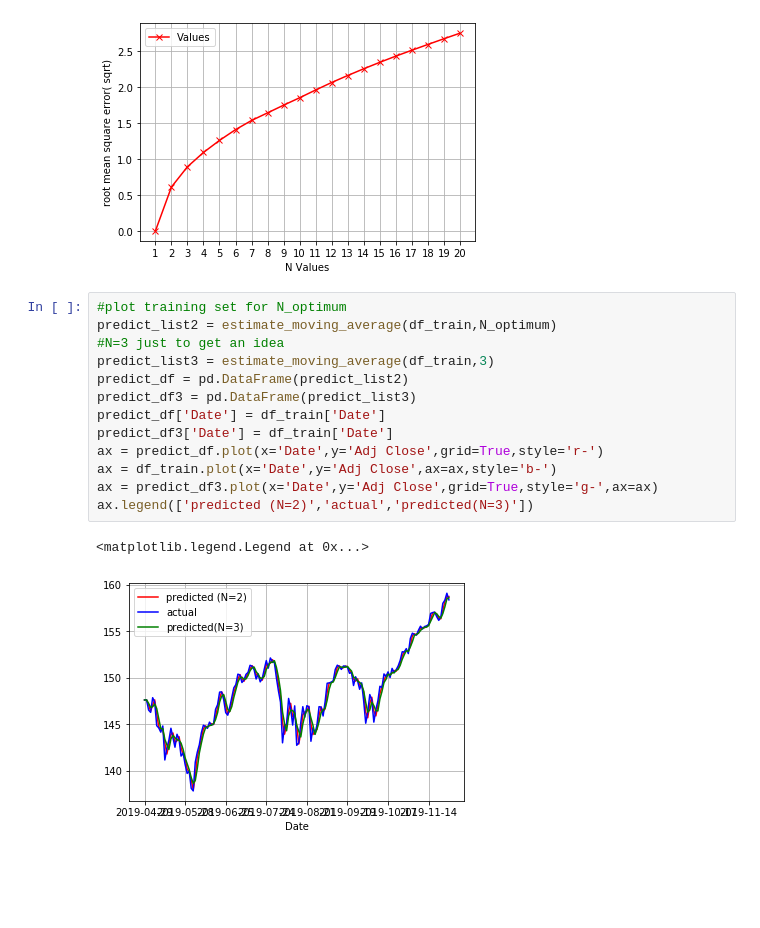
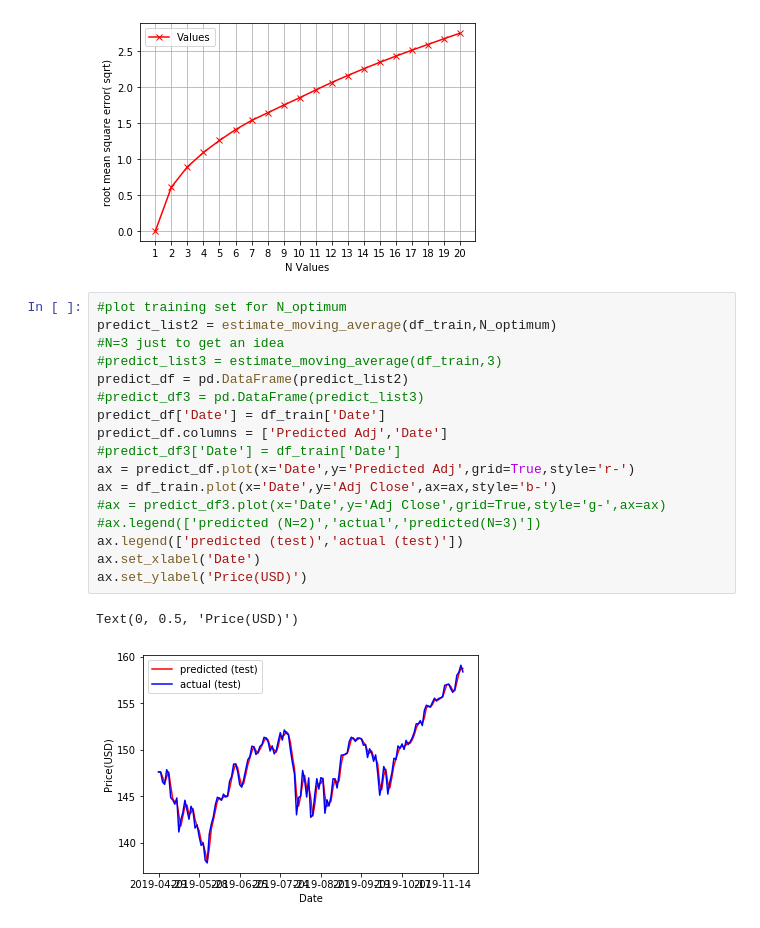
Before and after one commit to mathur15/StockPredict, a Jupyter notebook: moving_averages.ipynb, the cells around one changed output. Saved outputs shown, nothing was run; the diff lists cells and outputs as text; blank space fills up the shorter version.

Commit message:
Moving averages complete

```diff
--- a/moving_averages.ipynb
+++ b/moving_averages.ipynb
@@ -84,16 +84,20 @@ N_optimum =2
 # %%
 #plot training set for N_optimum
 predict_list2 = estimate_moving_average(df_train,N_optimum)
 #N=3 just to get an idea
-predict_list3 = estimate_moving_average(df_train,3)
+#predict_list3 = estimate_moving_average(df_train,3)
 predict_df = pd.DataFrame(predict_list2)
-predict_df3 = pd.DataFrame(predict_list3)
+#predict_df3 = pd.DataFrame(predict_list3)
 predict_df['Date'] = df_train['Date']
-predict_df3['Date'] = df_train['Date']
-ax = predict_df.plot(x='Date',y='Adj Close',grid=True,style='r-')
+predict_df.columns = ['Predicted Adj','Date']
+#predict_df3['Date'] = df_train['Date']
+ax = predict_df.plot(x='Date',y='Predicted Adj',grid=True,style='r-')
 ax = df_train.plot(x='Date',y='Adj Close',ax=ax,style='b-')
-ax = predict_df3.plot(x='Date',y='Adj Close',grid=True,style='g-',ax=ax)
-ax.legend(['predicted (N=2)','actual','predicted(N=3)'])
+#ax = predict_df3.plot(x='Date',y='Adj Close',grid=True,style='g-',ax=ax)
+#ax.legend(['predicted (N=2)','actual','predicted(N=3)'])
+ax.legend(['predicted (test)','actual (test)'])
+ax.set_xlabel('Date')
+ax.set_ylabel('Price(USD)')
 # %% [output]
-<matplotlib.legend.Legend at 0x...>
+Text(0, 0.5, 'Price(USD)')
-[figure, old version]
+[figure, new version]
```
Also changed, not shown: parts of 2 cells of this notebook.
